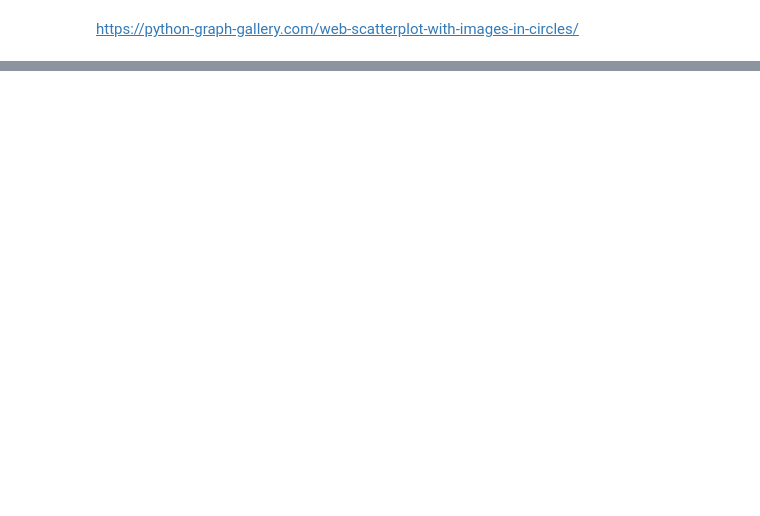
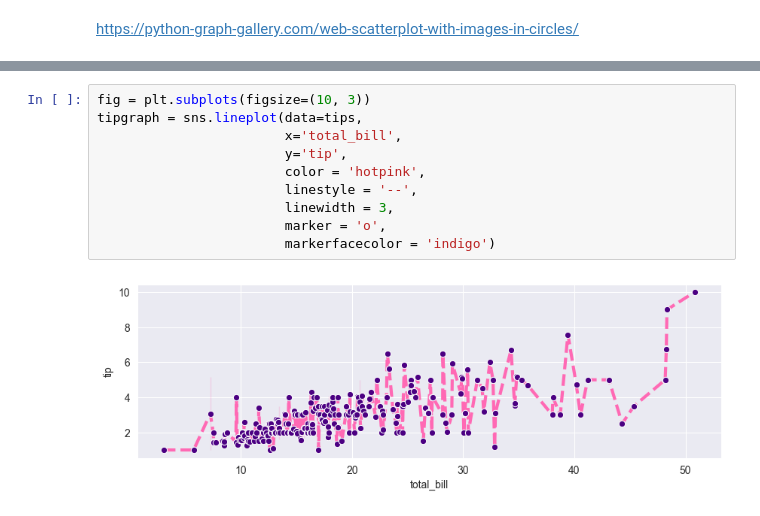
Before and after one commit to Hema30-prog/visualization, a Jupyter notebook: 02_activities/assignments/participation/assignment_1.ipynb, the cells around one changed output, grey strips where cells are left out. Cells and saved outputs as stored; diff of their text form; blank space fills up the shorter version.

```diff
--- a/02_activities/assignments/participation/assignment_1.ipynb
+++ b/02_activities/assignments/participation/assignment_1.ipynb
@@ -447,0 +546,12 @@ https://python-graph-gallery.com/web-scatterplot-with-images-in-circles/
+# %%
+fig = plt.subplots(figsize=(10, 3))
+tipgraph = sns.lineplot(data=tips,
+                        x='total_bill',
+                        y='tip',
+                        color = 'hotpink',
+                        linestyle = '--',
+                        linewidth = 3,
+                        marker = 'o',
+                        markerfacecolor = 'indigo')
+# %% [output]
+[figure, added]
```
Also changed, not shown: parts of 15 cells of this notebook, 7 other files.
